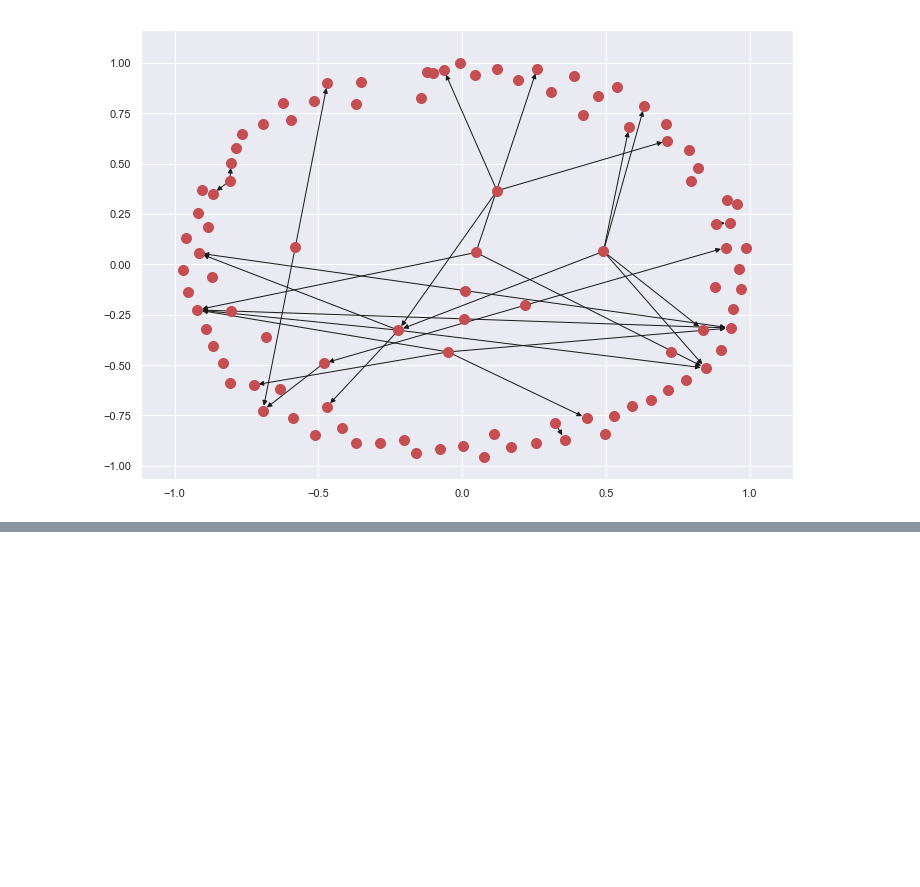
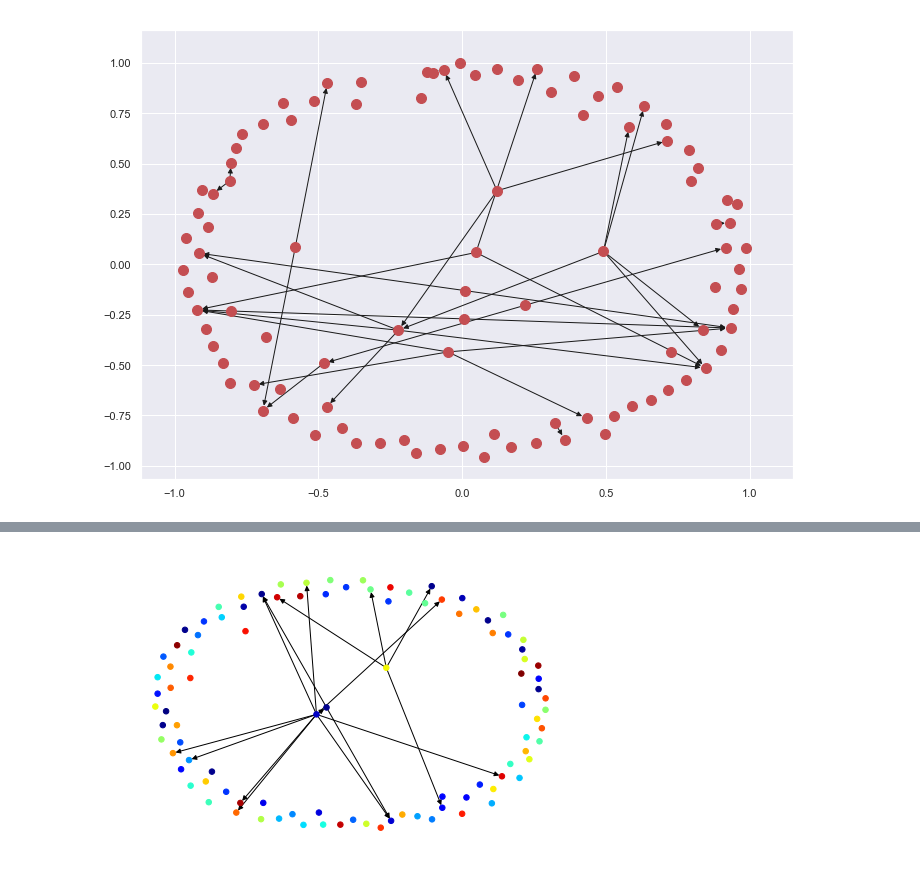
Before and after one commit to emathian/Info_theorique, a Jupyter notebook: Projet_info_theorique.ipynb, the cells around one changed output, grey strips where cells are left out. Cells and saved outputs as stored; diff of their text form; code cells hidden in the pictures; blank space fills up the shorter version.

```diff
--- a/Projet_info_theorique.ipynb
+++ b/Projet_info_theorique.ipynb
@@ -606,0 +618,7 @@ nx.draw_networkx(DG3S5, with_labels=False , node_size=100  )
+# %%
+DG3SL = DG3.subgraph(list(DG3.nodes())[1:100])
+partition2 = community_louvain.best_partition(DG3SL.to_undirected())
+values = partition2.values()
+nx.draw_spring(DG3SL, cmap = plt.get_cmap('jet'), node_color = values, node_size=30, with_labels=False)
+# %% [output]
+[figure, added]
```
Also changed, not shown: parts of 6 cells of this notebook.
